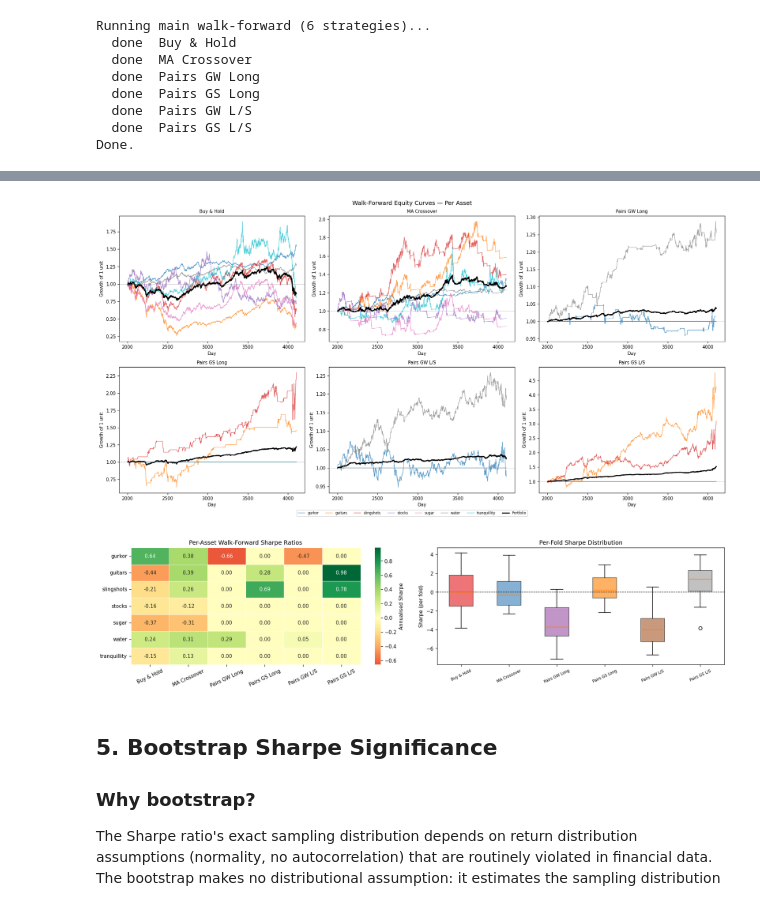
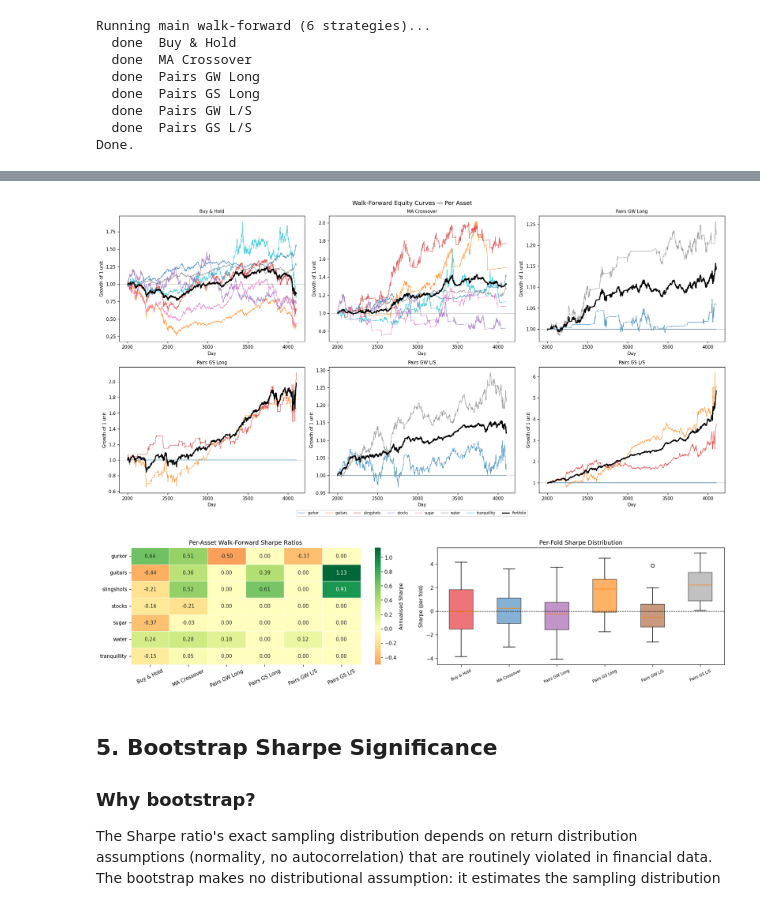
Before and after one commit to PeOll/TMS088, a Jupyter notebook: Subtasks-2/task4-merged.ipynb, the cells around one changed output, grey strips where cells are left out. Saved outputs shown, nothing was run; the diff lists cells and outputs as text; code cells hidden in the pictures.

```diff
--- a/Subtasks-2/task4-merged.ipynb
+++ b/Subtasks-2/task4-merged.ipynb
@@ -129,21 +129,27 @@ def backtest_metrics(daily_rets, label=''):
     return {'Strategy': label, 'Ann. Return': ann_ret, 'Ann. Vol': ann_vol,
             'Sharpe': sh, 'Sortino': sortino, 'Calmar': calmar, 'Max Drawdown': mdd}
 
+def _active_cols(df):
+    """Return columns with at least one non-zero value (i.e. capital was deployed)."""
+    return [c for c in df.columns if df[c].ne(0).any()]
+
 def run_walk_forward(fold_fn, ret_df, prices_df):
     """
     fold_fn(ret_is, ret_oos, prices_w) -> pd.DataFrame with columns=SERIES.
-    Returns (oos_df, fold_sharpes) where fold_sharpes are portfolio-level per fold.
+    Returns (oos_df, fold_sharpes) where fold_sharpes are portfolio-level per fold,
+    normalised by the number of assets the strategy actually trades.
     """
     n = len(ret_df)
     oos_chunks, fold_sharpes = [], []
     pos = IS_WINDOW
     while pos + OOS_STEP <= n:
-        ret_is   = ret_df.iloc[pos - IS_WINDOW : pos]
+        ret_is   = ret_df.iloc[0 : pos]
         ret_oos  = ret_df.iloc[pos : pos + OOS_STEP]
         prices_w = prices_df.loc[ret_is.index[0] : ret_oos.index[-1]]
         oos      = fold_fn(ret_is, ret_oos, prices_w)
         oos_chunks.append(oos)
-        fold_sharpes.append(sharpe(oos.mean(axis=1)))
+        active = _active_cols(oos)
+        fold_sharpes.append(sharpe(oos[active].mean(axis=1)))
         pos += OOS_STEP
     return pd.concat(oos_chunks), fold_sharpes
 
@@ -375,7 +381,8 @@ def make_pairs_fold(A, B, variant='lo'):
             z_is = pairs_z_score(log_is, A, B, w).reindex(ret_is.index).values
             for ez in ENTRY_GRID:
                 pA, pB = state_fn(z_is, ez)
-                pair_ret = pA * ret_is[A].values + pB * ret_is[B].values
+                flat_frac = (np.abs(pA) + np.abs(pB) == 0).astype(float)
+                pair_ret  = pA * ret_is[A].values + pB * ret_is[B].values + flat_frac * rf_daily
                 sh = sharpe(pd.Series(pair_ret, index=ret_is.index))
                 if sh > best_sh:
                     best_sh, best_win, best_ez = sh, w, ez
@@ -386,9 +393,12 @@ def make_pairs_fold(A, B, variant='lo'):
         pA_ser = pd.Series(pA_all, index=log_w.index).reindex(ret_oos.index).fillna(0)
         pB_ser = pd.Series(pB_all, index=log_w.index).reindex(ret_oos.index).fillna(0)
 
+        pA_arr  = pA_ser.values
+        pB_arr  = pB_ser.values
+        flat_rf = (np.abs(pA_arr) + np.abs(pB_arr) == 0).astype(float) * rf_daily
         out     = pd.DataFrame(0.0, index=ret_oos.index, columns=SERIES)
-        out[A]  = pA_ser.values * ret_oos[A].values
-        out[B]  = pB_ser.values * ret_oos[B].values
+        out[A]  = pA_arr * ret_oos[A].values + flat_rf / 2
+        out[B]  = pB_arr * ret_oos[B].values + flat_rf / 2
         return out
 
     return fold_fn
@@ -556,7 +578,7 @@ Done.
 print('=== Portfolio-Level Walk-Forward Performance ===')
 metric_rows, fold_rows = [], []
 for name, _ in MAIN_STRATS:
-    port = WF[name]['rets'].mean(axis=1)
+    port = WF[name]['rets'][STRAT_ACTIVE[name]].mean(axis=1)
     metric_rows.append(backtest_metrics(port, label=name))
     fold_rows.append(fold_stats(WF[name]['fold_srs'], label=name))
 
@@ -631,7 +653,7 @@ for ax, (name, _) in zip(axes.flat, MAIN_STRATS):
         cum = (1 + oos_df[col]).cumprod()
         ax.plot(cum.index, cum.values, lw=0.9, color=ASSET_COLORS[col],
                 alpha=0.75, label=col)
-    port_cum = (1 + oos_df.mean(axis=1)).cumprod()
+    port_cum = (1 + oos_df[STRAT_ACTIVE[name]].mean(axis=1)).cumprod()
     ax.plot(port_cum.index, port_cum.values, 'k-', lw=2.0, label='Portfolio')
     ax.axhline(1.0, color='gray', lw=0.3)
     ax.set_title(name, fontsize=9)
@@ -641,35 +663,35 @@ handles, labels = axes.flat[0].get_legend_handles_labels()
 fig.legend(handles, labels, loc='lower center', ncol=8, fontsize=7,
            bbox_to_anchor=(0.5, -0.02))
 plt.suptitle('Walk-Forward Equity Curves — Per Asset', fontsize=12)
 plt.tight_layout()
 plt.savefig('../Output/task4/equity_curves_per_asset.png', dpi=150, bbox_inches='tight')
 plt.show()
 
 # Sharpe heatmap (assets × strategies)
 fig, axes = plt.subplots(1, 2, figsize=(16, 4))
 sharpe_plot = sharpe_mat.T   # assets as rows, strategies as columns
 
 sns.heatmap(sharpe_plot, annot=True, fmt='.2f', cmap='RdYlGn', center=0,
             linewidths=0.5, ax=axes[0],
             cbar_kws={'label': 'Annualised Sharpe'})
 axes[0].set_title('Per-Asset Walk-Forward Sharpe Ratios')
 axes[0].tick_params(axis='x', rotation=25)
 
 # Box plot of fold Sharpe distribution per strategy
 all_fold = [WF[n]['fold_srs'] for n, _ in MAIN_STRATS]
 bp = axes[1].boxplot(all_fold, labels=[n for n, _ in MAIN_STRATS], patch_artist=True)
 for patch, (name, _) in zip(bp['boxes'], MAIN_STRATS):
     patch.set_facecolor(STRAT_COLORS[name]); patch.set_alpha(0.6)
 axes[1].axhline(0, color='k', lw=0.8, ls='--')
 axes[1].set(ylabel='Sharpe (per fold)', title='Per-Fold Sharpe Distribution')
 axes[1].tick_params(axis='x', labelsize=7, rotation=25)
 
 plt.tight_layout()
 plt.savefig('../Output/task4/sharpe_heatmap.png', dpi=150, bbox_inches='tight')
 plt.show()
 # %% [output]
-[figure, old version]
+[figure, new version]
-[figure, old version]
+[figure, new version]
 # %% [markdown]
 ## 5. Bootstrap Sharpe Significance
 
```
Also changed, not shown: parts of 10 cells of this notebook, 19 other files.
